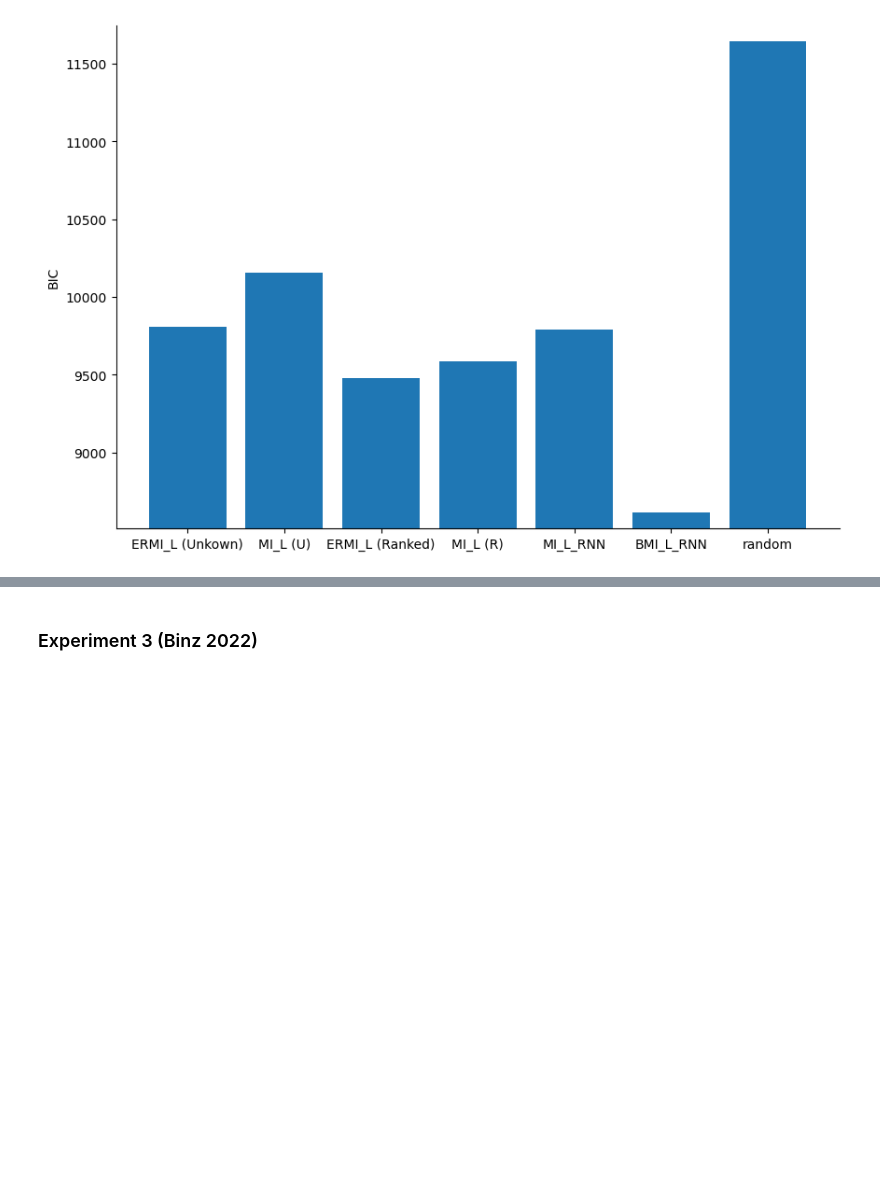
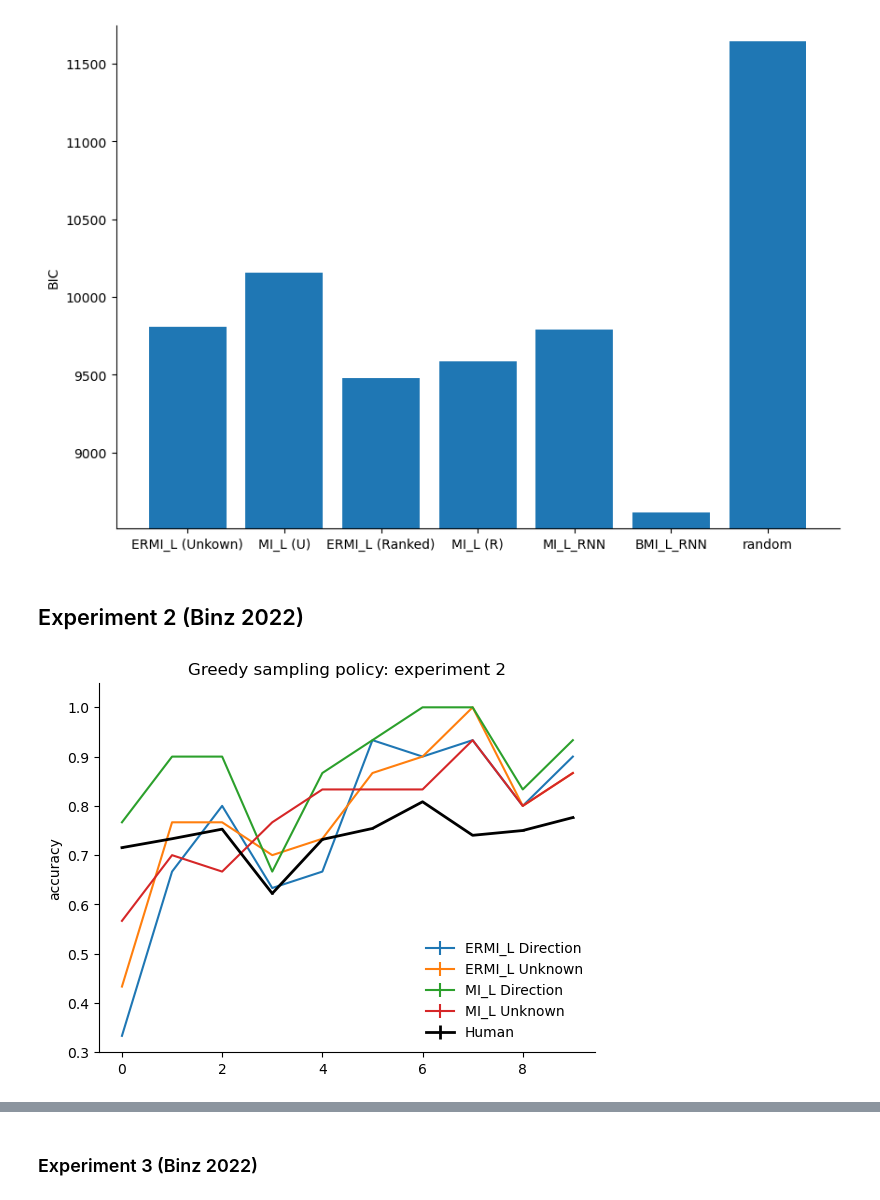
Before and after one commit to akjagadish/ermi, a Jupyter notebook: notebooks/figures.ipynb, the cells around one changed output, grey strips where cells are left out. Cells and saved outputs as stored; diff of their text form; code cells hidden in the pictures; blank space fills up the shorter version.

Commit message:
add plot for experiment 2

```diff
--- a/notebooks/figures.ipynb
+++ b/notebooks/figures.ipynb
@@ -102,3 +104,41 @@ plt.ylabel('BIC')
 sns.despine()
 # %% [output]
 [figure]
+# %% [markdown]
+## Experiment 2 (Binz 2022)
+# %%
+experiment_id=2
+data = pd.read_csv(f'/u/ajagadish/ermi/decisionmaking/data/human/binz2022heuristics_exp{experiment_id}.csv')
+num_tasks = data.task.max()+1
+policy='Greedy'
+results_ermi_direction = np.load(f'/u/ajagadish/ermi/decisionmaking/data/model_simulation/task=binz2022_experiment={experiment_id}_source=claude_condition=direction_loss=nll_paired=False_policy=greedy.npz')
+results_mi_direction = np.load(f'/u/ajagadish/ermi/decisionmaking/data/model_simulation/task=binz2022_experiment={experiment_id}_source=synthetic_condition=direction_loss=nll_paired=False_policy=greedy.npz')
+results_ermi_unknown = np.load(f'/u/ajagadish/ermi/decisionmaking/data/model_simulation/task=binz2022_experiment={experiment_id}_source=claude_condition=unknown_loss=nll_paired=False_policy=greedy.npz')
+results_mi_unknown = np.load(f'/u/ajagadish/ermi/decisionmaking/data/model_simulation/task=binz2022_experiment={experiment_id}_source=synthetic_condition=unknown_loss=nll_paired=False_policy=greedy.npz')
+results_mi_paired_direction = np.load(f'/u/ajagadish/ermi/decisionmaking/data/model_simulation/task=binz2022_experiment={experiment_id}_source=synthetic_condition=direction_loss=nll_paired=True_policy=greedy.npz')
+results_mi_paired_unknown = np.load(f'/u/ajagadish/ermi/decisionmaking/data/model_simulation/task=binz2022_experiment={experiment_id}_source=synthetic_condition=unknown_loss=nll_paired=True_policy=greedy.npz')
+results_ermi_paired_direction = np.load(f'/u/ajagadish/ermi/decisionmaking/data/model_simulation/task=binz2022_experiment={experiment_id}_source=claude_condition=direction_loss=nll_paired=True_policy=greedy.npz')
+results_ermi_paired_unknown = np.load(f'/u/ajagadish/ermi/decisionmaking/data/model_simulation/task=binz2022_experiment={experiment_id}_source=claude_condition=unknown_loss=nll_paired=True_policy=greedy.npz')
+
+
+plt.errorbar(x=np.arange(10), y=(results_ermi_paired_direction['per_trial_model_accuracy']/num_tasks).mean(0),yerr=(results_ermi_paired_direction['per_trial_model_accuracy']/num_tasks).std(0)/np.sqrt(num_tasks), label='ERMI_L Direction')
+plt.errorbar(x=np.arange(10), y=(results_ermi_paired_unknown['per_trial_model_accuracy']/num_tasks).mean(0),yerr=(results_ermi_paired_unknown['per_trial_model_accuracy']/num_tasks).std(0)/np.sqrt(num_tasks), label='ERMI_L Unknown')
+plt.errorbar(x=np.arange(10), y=(results_mi_paired_direction['per_trial_model_accuracy']/num_tasks).mean(0),yerr=(results_mi_paired_direction['per_trial_model_accuracy']/num_tasks).std(0)/np.sqrt(num_tasks), label='MI_L Direction')
+plt.errorbar(x=np.arange(10), y=(results_mi_paired_unknown['per_trial_model_accuracy']/num_tasks).mean(0),yerr=(results_mi_paired_unknown['per_trial_model_accuracy']/num_tasks).std(0)/np.sqrt(num_tasks), label='MI_L Unknown')
+
+# plt.errorbar(x=np.arange(10), y=(results_ermi_direction['per_trial_model_accuracy']/num_tasks).mean(0),yerr=(results_ermi_direction['per_trial_model_accuracy']/num_tasks).std(0)/np.sqrt(num_tasks), label='ERMI Ranked')
+# plt.errorbar(x=np.arange(10), y=(results_mi_direction['per_trial_model_accuracy']/num_tasks).mean(0),yerr=(results_mi_direction['per_trial_model_accuracy']/num_tasks).std(0)/np.sqrt(num_tasks), label='MI Ranked')
+# plt.errorbar(x=np.arange(10), y=(results_ermi_unknown['per_trial_model_accuracy']/num_tasks).mean(0),yerr=(results_ermi_unknown['per_trial_model_accuracy']/num_tasks).std(0)/np.sqrt(num_tasks), label='ERMI Unknown')
+# plt.errorbar(x=np.arange(10), y=(results_mi_unknown['per_trial_model_accuracy']/num_tasks).mean(0),yerr=(results_mi_unknown['per_trial_model_accuracy']/num_tasks).std(0)/np.sqrt(num_tasks), label='MI Unknown')
+
+
+plt.errorbar(x=np.arange(10), y=(results_mi_paired_direction['per_trial_human_accuracy']/num_tasks).mean(0),yerr=(results_mi_paired_direction['human_accuracy']/num_tasks).std(0)/np.sqrt(num_tasks), c='k', lw=2, label='Human')
+
+plt.ylabel('accuracy')
+plt.ylim(0.3, 1.05) # set y axis limit between 0.5 and 1.
+sns.despine()
+plt.title(f"{policy} sampling policy: experiment {experiment_id}")
+plt.legend(frameon=False)
+plt.show()
+# %% [output]
+[figure, added]
```
Also changed, not shown: parts of 2 cells of this notebook.
